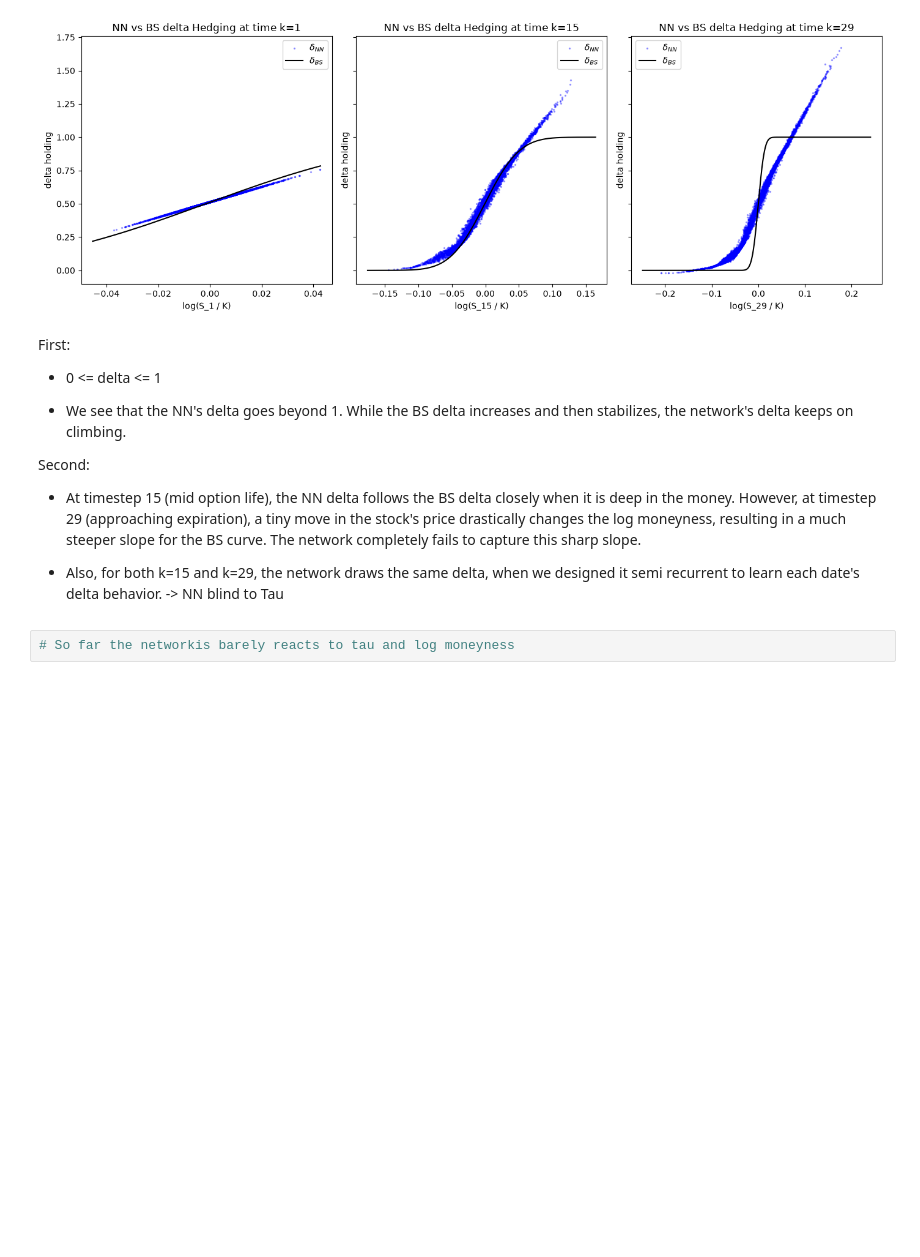
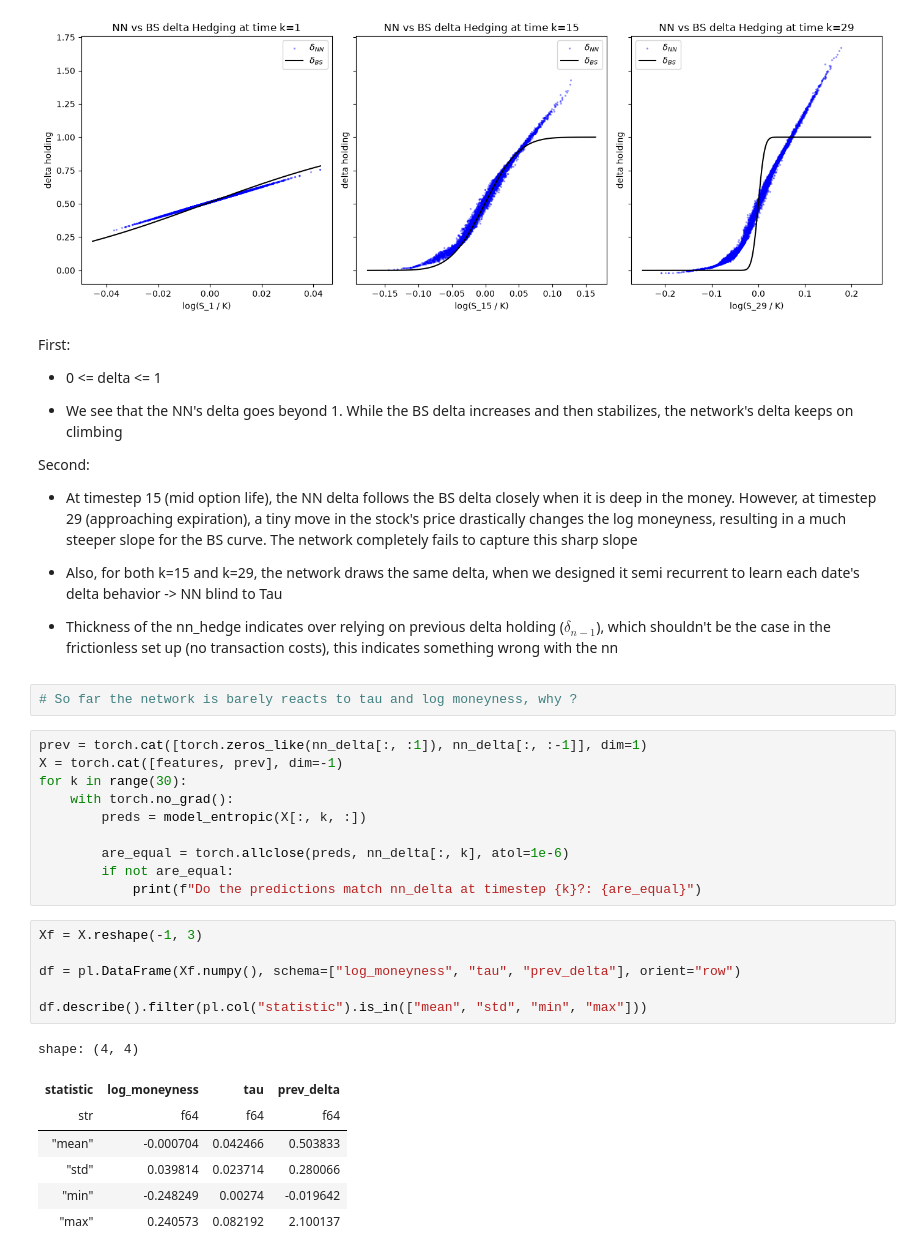
Before and after one commit to AnesABDOU/DeepHedging, a Jupyter notebook: notebooks/nn_res_analysis.ipynb, the cells around one changed output. Drawn from its saved outputs; the diff is of its cells as text; blank space fills up the shorter version.

Commit message:
fix: update model_id and execution counts in nn_res_analysis.ipynb; refine markdown explanations

```diff
--- a/notebooks/nn_res_analysis.ipynb
+++ b/notebooks/nn_res_analysis.ipynb
@@ -343,12 +343,37 @@ First:
 
 * 0 <= delta <= 1
 
-* We see that the NN's delta goes beyond 1. While the BS delta increases and then stabilizes, the network's delta keeps on climbing.
+* We see that the NN's delta goes beyond 1. While the BS delta increases and then stabilizes, the network's delta keeps on climbing
 
 Second:
 
-* At timestep 15 (mid option life), the NN delta follows the BS delta closely when it is deep in the money. However, at timestep 29 (approaching expiration), a tiny move in the stock's price drastically changes the log moneyness, resulting in a much steeper slope for the BS curve. The network completely fails to capture this sharp slope.
+* At timestep 15 (mid option life), the NN delta follows the BS delta closely when it is deep in the money. However, at timestep 29 (approaching expiration), a tiny move in the stock's price drastically changes the log moneyness, resulting in a much steeper slope for the BS curve. The network completely fails to capture this sharp slope
 
-* Also, for both k=15 and k=29, the network draws the same delta, when we designed it semi recurrent to learn each date's delta behavior. -> NN blind to Tau
+* Also, for both k=15 and k=29, the network draws the same delta, when we designed it semi recurrent to learn each date's delta behavior -> NN blind to Tau
+* Thickness of the nn_hedge indicates over relying on previous delta holding ($\delta_{n-1}$), which shouldn't be the case in the frictionless set up (no transaction costs), this indicates something wrong with the nn
 # %%
-# So far the networkis barely reacts to tau and log moneyness
+# So far the network is barely reacts to tau and log moneyness, why ?
+# %%
+prev = torch.cat([torch.zeros_like(nn_delta[:, :1]), nn_delta[:, :-1]], dim=1)
+X = torch.cat([features, prev], dim=-1)
+for k in range(30):
+    with torch.no_grad():
+        preds = model_entropic(X[:, k, :])
+
+        are_equal = torch.allclose(preds, nn_delta[:, k], atol=1e-6)
+        if not are_equal:
+            print(f"Do the predictions match nn_delta at timestep {k}?: {are_equal}")
+# %%
+Xf = X.reshape(-1, 3)
+
+df = pl.DataFrame(Xf.numpy(), schema=["log_moneyness", "tau", "prev_delta"], orient="row")
+
+df.describe().filter(pl.col("statistic").is_in(["mean", "std", "min", "max"]))
+# %% [output]
+shape: (4, 4)
+| statistic | log_moneyness | tau | prev_delta |
+| str | f64 | f64 | f64 |
+| "mean" | -0.000704 | 0.042466 | 0.503833 |
+| "std" | 0.039814 | 0.023714 | 0.280066 |
+| "min" | -0.248249 | 0.00274 | -0.019642 |
+| "max" | 0.240573 | 0.082192 | 2.100137 |
```
Also changed, not shown: parts of 4 cells of this notebook.
